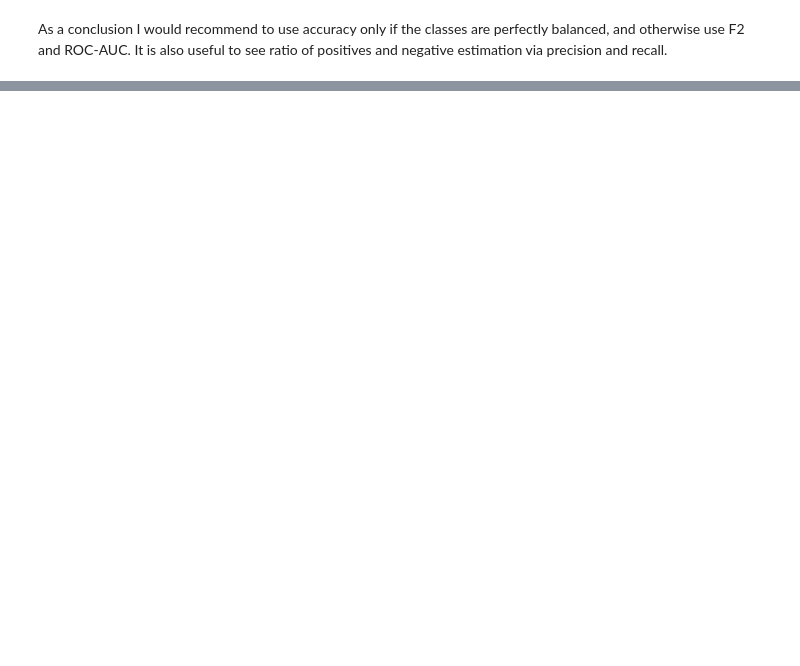
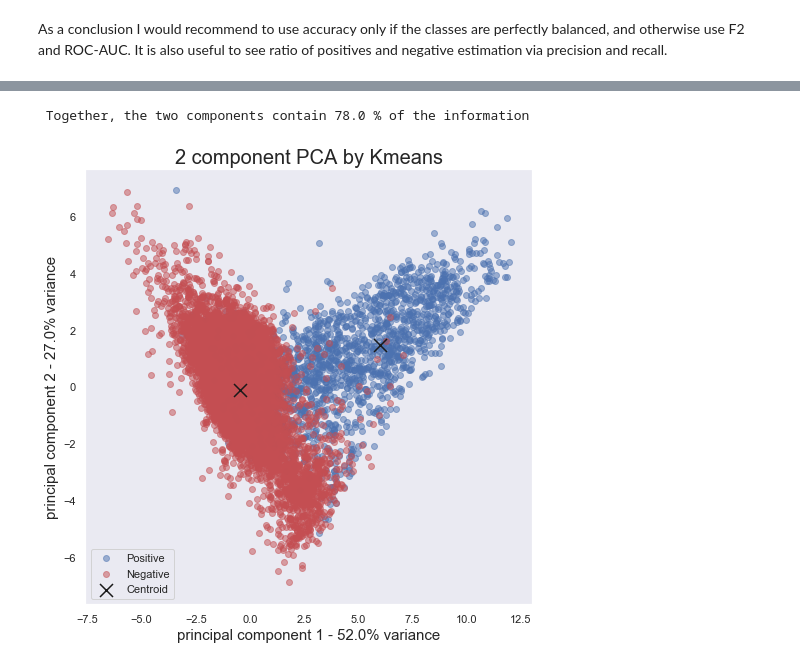
Before and after one commit to ophirshurany/Data-Science-, a Jupyter notebook: Task 2/data_science_2nd_task.ipynb, the cells around one changed output, grey strips where cells are left out. Cells and saved outputs as stored; diff of their text form; code cells hidden in the pictures; blank space fills up the shorter version.

```diff
--- a/Task 2/data_science_2nd_task.ipynb
+++ b/Task 2/data_science_2nd_task.ipynb
@@ -206,0 +275,5 @@ As a conclusion I would recommend to use accuracy only if the classes are perfec
+# %%
+#%% Create dataframe
+data = pd.read_csv("pulsar_stars.csv")
+#view first 5 rows in df
+data.head()
@@ -206,0 +298,44 @@ As a conclusion I would recommend to use accuracy only if the classes are perfec
+# %%
+cols = list(data.columns)
+features = cols
+features.remove('target_class')
+# Normalization
+X=data[features]
+X = StandardScaler().fit_transform(X)
+Y=data.target_class
+# Split dataset to 60% training and 40% testing
+X_train, X_test, Y_train, Y_test = train_test_split(X, Y, test_size=0.4, random_state=0)
+# First we reduce the data to two dimensions using PCA to capture variation
+pca = PCA(n_components=2)
+reduced_data = pca.fit_transform(X)
+#print(reduced_data[:10])  # print upto 10 elements
+reduced_data.shape
+principalDf = pd.DataFrame(data = reduced_data, columns = ['principal component 1', 'principal component 2'])
+finalDf = pd.concat([principalDf, data[['target_class']]], axis = 1)
+fig = plt.figure(figsize = (8,8))
+PCA1='principal component 1 - '+str(100*round(pca.explained_variance_ratio_[0],2))+"% variance"
+PCA2='principal component 2 - '+str(100*round(pca.explained_variance_ratio_[1],2))+"% variance"
+ax = fig.add_subplot(1,1,1)
+ax.set_xlabel(PCA1, fontsize = 15)
+ax.set_ylabel(PCA2, fontsize = 15)
+ax.set_title('2 component PCA by Kmeans', fontsize = 20)
+targets = [1,0]
+colors = ['b', 'r']
+pca.explained_variance_ratio_
+for target, color in zip(targets,colors):
+    indicesToKeep = finalDf['target_class'] == target
+    ax.scatter(finalDf.loc[indicesToKeep, 'principal component 1']
+               , finalDf.loc[indicesToKeep, 'principal component 2']
+               , c = color,alpha=0.5)
+ax.grid()
+kmeans = cluster.KMeans(n_clusters=2)
+kmeans.fit(reduced_data)
+centroids = kmeans.cluster_centers_
+ax.scatter(centroids[:, 0], centroids[:, 1],
+            marker='x', s=169, linewidths=3,
+            color='k', zorder=10)
+ax.legend(["Positive","Negative","Centroid"])
+print(" Together, the two components contain",str(100*round(sum(pca.explained_variance_ratio_),2)),"% of the information")
+# %% [output]
+ Together, the two components contain 78.0 % of the information
+[figure, added]
```
Also changed, not shown: parts of 17 cells of this notebook, 12 other files.
